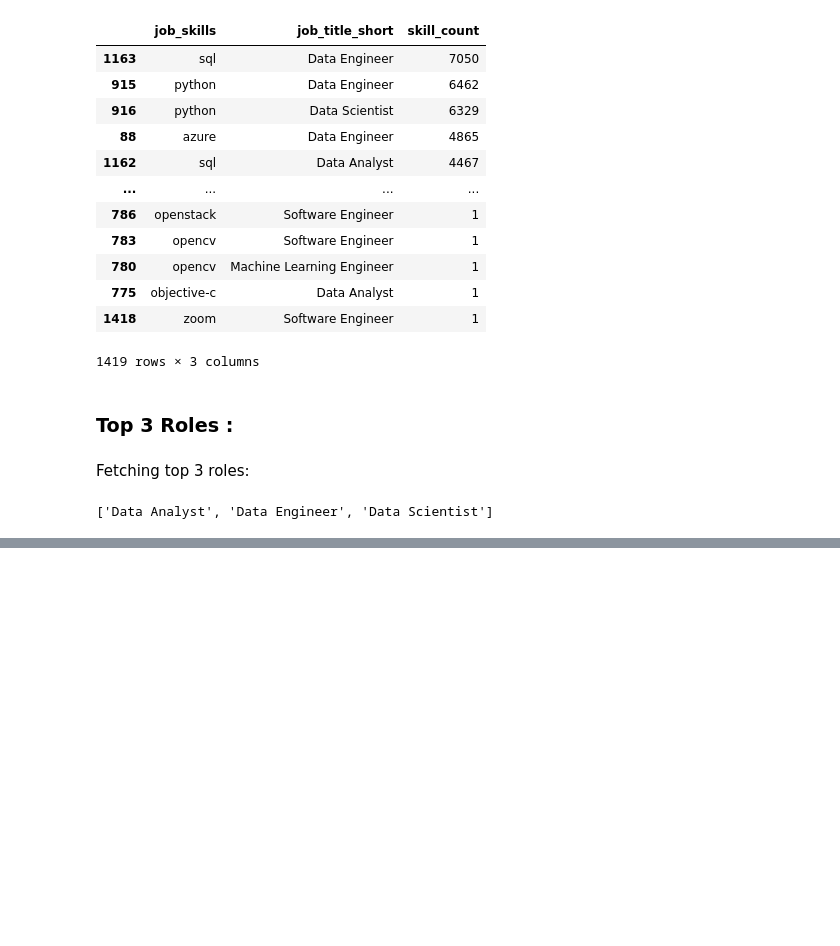
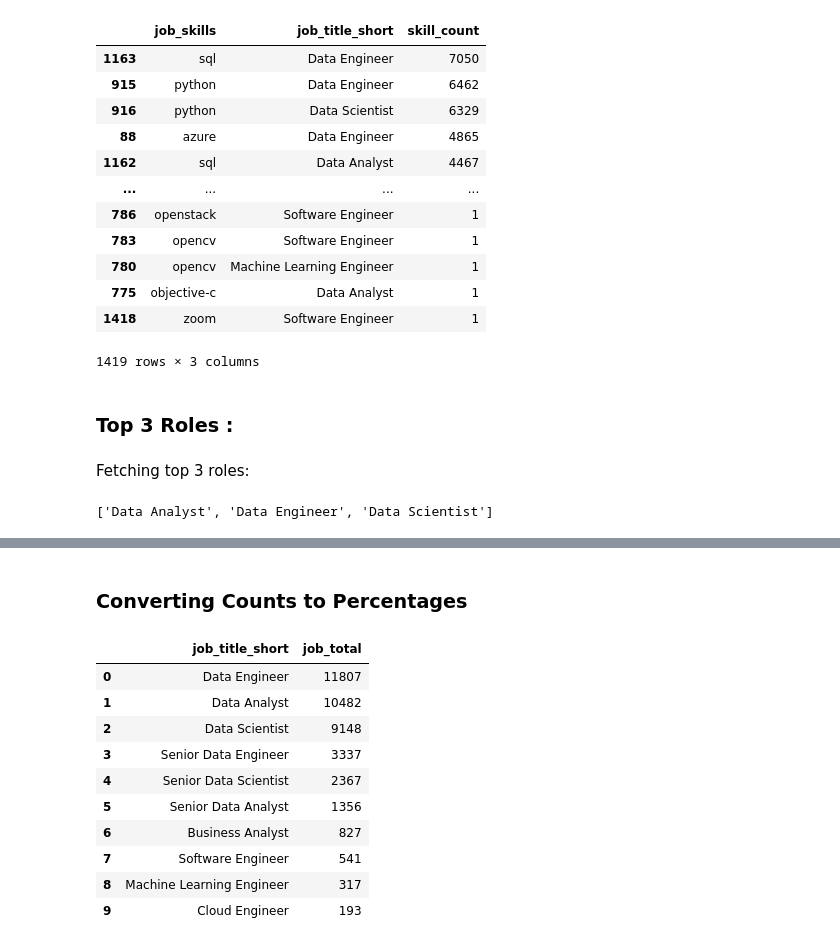
Before and after one commit to has78910/Python_LukeDataProject1, a Jupyter notebook: _Project1/2_Skills_Count.ipynb, the cells around one changed output, grey strips where cells are left out. Cells and saved outputs as stored; diff of their text form; code cells hidden in the pictures; blank space fills up the shorter version.

```diff
--- a/_Project1/2_Skills_Count.ipynb
+++ b/_Project1/2_Skills_Count.ipynb
@@ -91,0 +92,17 @@ plt.show()
+# %% [markdown]
+### Converting Counts to Percentages
+# %%
+df_job_title_count = df_UK['job_title_short'].value_counts().reset_index(name='job_total')
+df_job_title_count
+# %% [output]
+|  | job_title_short | job_total |
+| 0 | Data Engineer | 11807 |
+| 1 | Data Analyst | 10482 |
+| 2 | Data Scientist | 9148 |
+| 3 | Senior Data Engineer | 3337 |
+| 4 | Senior Data Scientist | 2367 |
+| 5 | Senior Data Analyst | 1356 |
+| 6 | Business Analyst | 827 |
+| 7 | Software Engineer | 541 |
+| 8 | Machine Learning Engineer | 317 |
+| 9 | Cloud Engineer | 193 |
```
Also changed, not shown: parts of 4 cells of this notebook, 3 other files.
